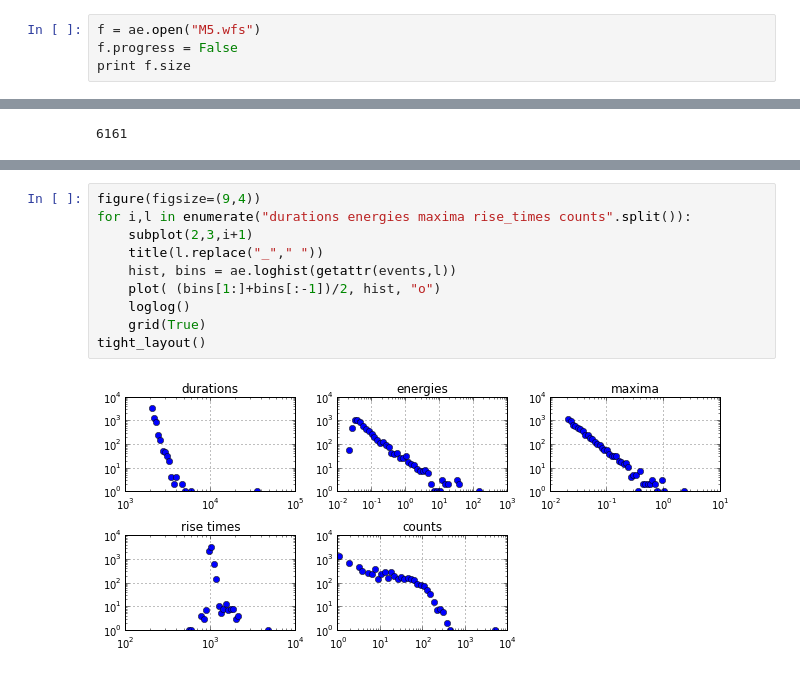
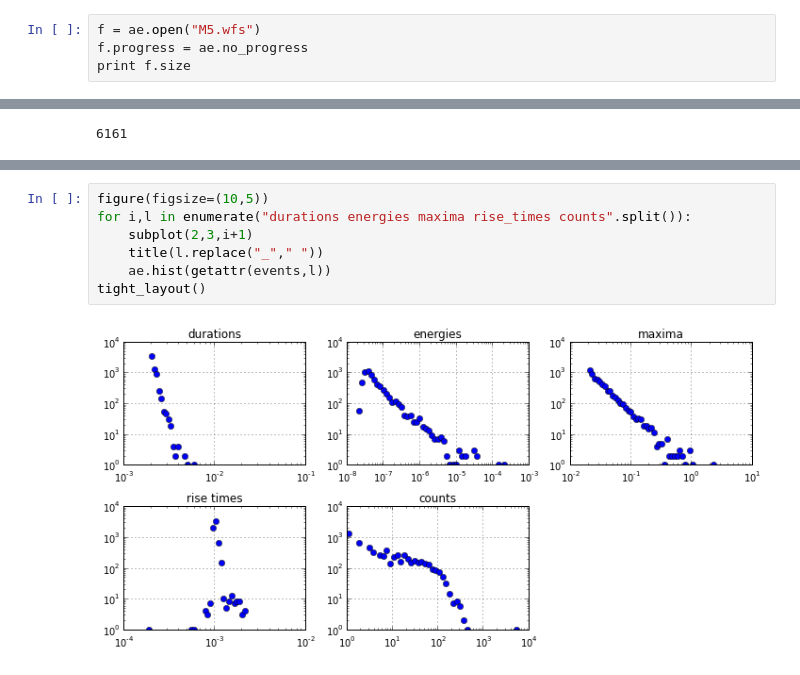
Before and after one commit to jove1/ae, a Jupyter notebook: doc/example.ipynb, the cells around one changed output, grey strips where cells are left out. Cells and saved outputs as stored; diff of their text form.

```diff
--- a/doc/example.ipynb
+++ b/doc/example.ipynb
@@ -5,7 +5,7 @@ import ae
 Populating the interactive namespace from numpy and matplotlib
 # %%
 f = ae.open("M5.wfs")
-f.progress = False
+f.progress = ae.no_progress
 print f.size
 # %% [output]
 642798592
@@ -33,15 +31,12 @@ grid(True)
 # %% [output]
 [figure]
 # %%
-figure(figsize=(9,4))
+figure(figsize=(10,5))
 for i,l in enumerate("durations energies maxima rise_times counts".split()):
     subplot(2,3,i+1)
     title(l.replace("_"," "))
-    hist, bins = ae.loghist(getattr(events,l))
-    plot( (bins[1:]+bins[:-1])/2, hist, "o")
-    loglog()
-    grid(True)
+    ae.hist(getattr(events,l))
 tight_layout()
 # %% [output]
-[figure, old version]
+[figure, new version]
 # %%
```
Also changed, not shown: parts of 2 cells of this notebook.
